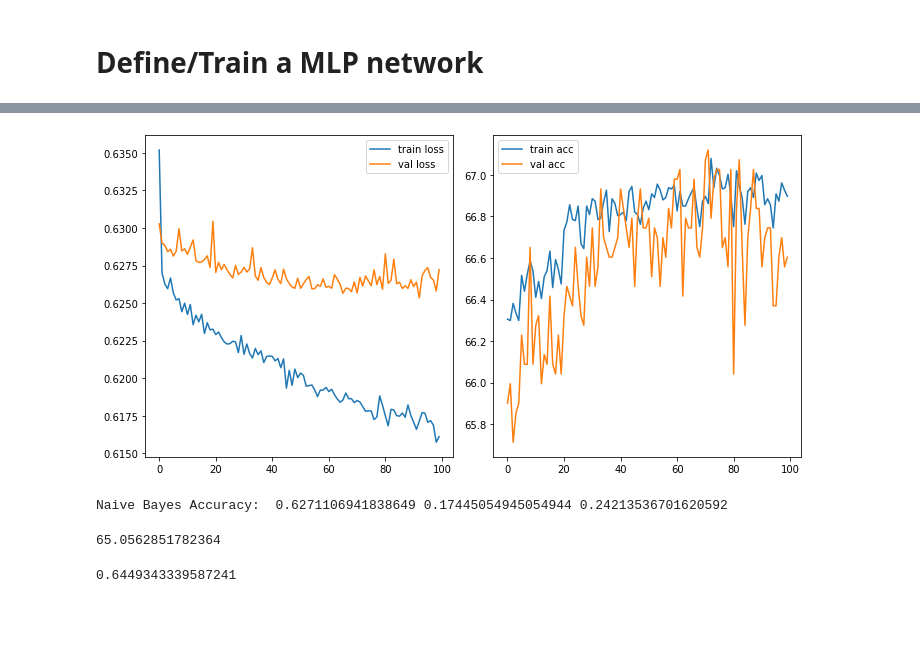
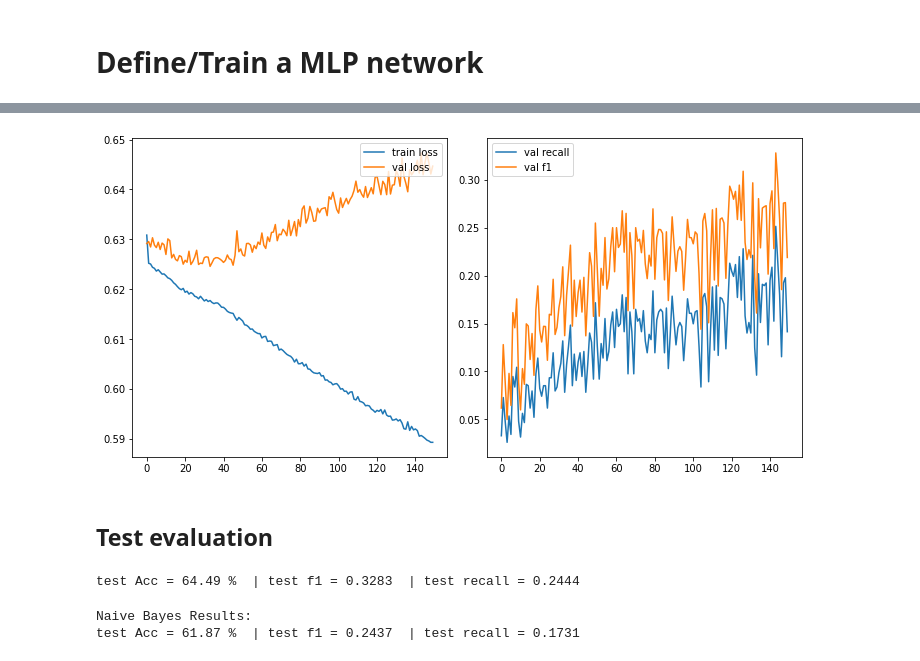
Before and after one commit to arashms/DL-project, a Jupyter notebook: COVID_Regulations.ipynb, the cells around one changed output, grey strips where cells are left out. Saved outputs shown, nothing was run; the diff lists cells and outputs as text; code cells hidden in the pictures; blank space fills up the shorter version.

```diff
--- a/COVID_Regulations.ipynb
+++ b/COVID_Regulations.ipynb
@@ -526,13 +526,12 @@ class MLP(nn.Module):
     def __init__(self, n_inputs):
         super(MLP, self).__init__()
         self.hidden1 = nn.Linear(n_inputs, 32)
-        self.act1 = nn.ELU()
-        self.dropout1 = nn.Dropout(0.3)
+        self.act1 = nn.SELU()
+        self.dropout1 = nn.Dropout(0)
         self.hidden2 = nn.Linear(32, 32)
-        self.act2 = nn.ELU()
+        self.act2 = nn.SELU()
         self.hidden3 = nn.Linear(32, 32)
-        self.act3 = nn.ELU()
-        self.dropout2 = nn.Dropout(0.3)
+        self.act3 = nn.SELU()
         self.hidden4 = nn.Linear(32, 1)
         self.act4 = nn.Sigmoid()
 
@@ -545,7 +544,6 @@ class MLP(nn.Module):
         X = self.act2(X)
         X = self.hidden3(X)
         X = self.act3(X)
-        X = self.dropout2(X)
         X = self.hidden4(X)
         X = self.act4(X)
         return X
@@ -644,7 +641,7 @@ def evaluate_model(test_dl, model):
     f1 = f1_score(label_list, pred_list)
     return acc, loss, recall, f1
 # %%
-epochs = 100
+epochs = 150
 train_losses = []
 val_losses = []
 val_recalls = []
@@ -652,6 +649,8 @@ val_f1s = []
 
 train_accs = []
 val_accs = []
+
+max_f1 = 0
 
 for e in range(1,epochs+1):
 
@@ -671,4 +670,8 @@ for e in range(1,epochs+1):
         print(f"\nepoch {e}/{epochs}")
         print(f" Train loss = {round(train_loss, 3)}", f" | Train Acc = {train_accuracy.round(2)} %")
         print(f" Val loss = {round(val_loss, 3)}", f" | Val Acc = {val_accuracy.round(2)} %", f" | Val f1 = {val_f1.round(2)}", f" | Val recall = {val_recall.round(2)}")
+        torch.save(model, 'model'+str(e)+'.pt')
+    if val_f1 > max_f1:
+        max_f1 = val_f1
+        torch.save(model, 'model_max_f1.pt')
 # %% [output]
@@ -692,34 +695,39 @@ epoch 70/100
 # %%
 fig, axes = plt.subplots(nrows=1, ncols=2, figsize=(10, 5))
 axes[0].plot(train_losses, label="train loss")
 axes[0].plot(val_losses, label="val loss")
 axes[0].legend(loc="upper right")
 
-axes[1].plot(train_accs, label="train acc")
-axes[1].plot(val_accs, label="val acc")
+
+axes[1].plot(val_recalls, label="val recall")
+axes[1].plot(val_f1s, label="val f1")
 axes[1].legend(loc="upper left")
 
+
 fig.tight_layout()
 # %% [output]
-[figure, old version]
+[figure, new version]
+# %% [markdown]
+## **Test evaluation**
+# %%
+model = torch.load("/content/model_max_f1.pt")
+
+test_accuracy, test_loss, test_recall , test_f1 = evaluate_model(testLoader, model)
+print(f"test Acc = {test_accuracy.round(2)} %", f" | test f1 = {test_f1.round(4)}", f" | test recall = {test_recall.round(4)}")
+# %% [output]
+test Acc = 64.49 %  | test f1 = 0.3283  | test recall = 0.2444
 # %%
 from sklearn.naive_bayes import GaussianNB
 NBmodel = GaussianNB()
 NBmodel.fit(X_train,y_train)
-y_pred = NBmodel.predict(X_val)
+y_pred = NBmodel.predict(X_test)
 
-acc = accuracy_score(y_val, y_pred)
-recall = recall_score(y_val, y_pred)
-f1 = f1_score(y_val, y_pred)
-print("Naive Bayes Accuracy: ", acc, recall, f1)
+
+acc = accuracy_score(y_test, y_pred) * 100
+recall = recall_score(y_test, y_pred)
+f1 = f1_score(y_test, y_pred)
+print("Naive Bayes Results:")
+print(f"test Acc = {acc.round(2)} %", f" | test f1 = {f1.round(4)}", f" | test recall = {recall.round(4)}")
 # %% [output]
-Naive Bayes Accuracy:  0.6271106941838649 0.17445054945054944 0.24213536701620592
+Naive Bayes Results:
+test Acc = 61.87 %  | test f1 = 0.2437  | test recall = 0.1731
-# %%
-test_accuracy, _, _, _ = evaluate_model(testLoader, model)
-test_accuracy
-# %% [output]
-65.0562851782364
-# %%
-1-np.sum(y_test)/len(y_test)
-# %% [output]
-0.6449343339587241
```
Also changed, not shown: parts of 2 cells of this notebook.
